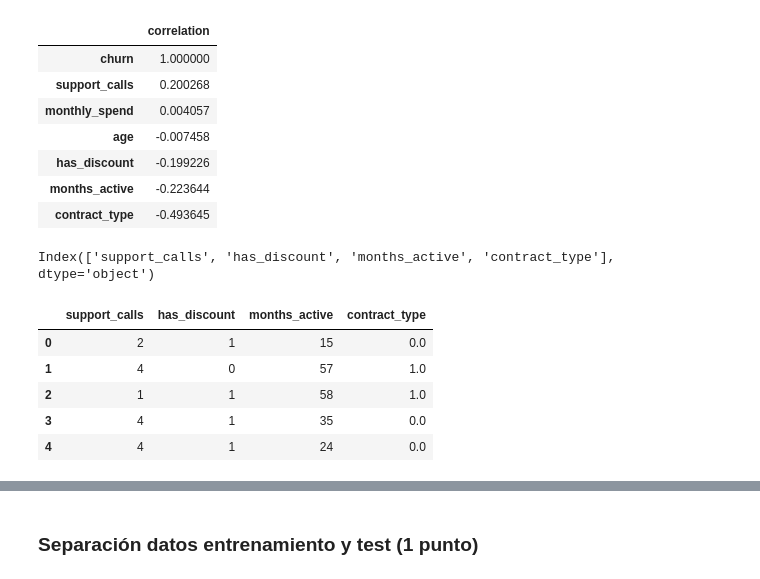
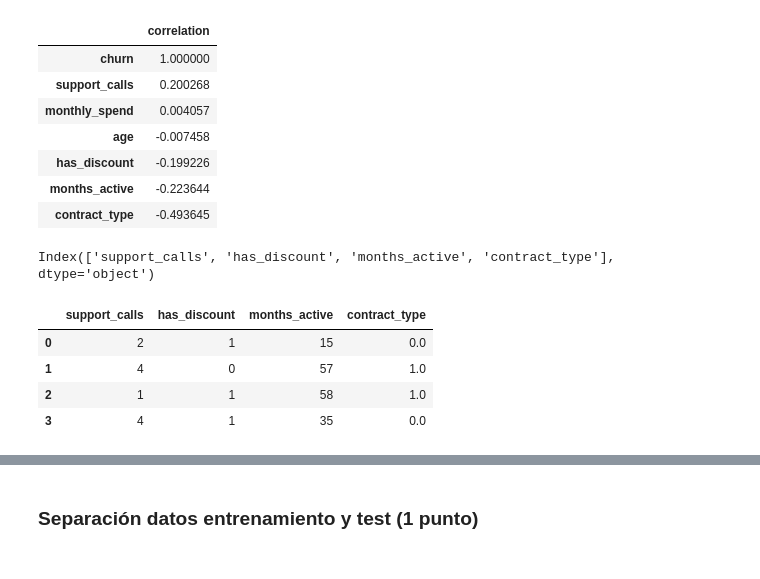
Before and after one commit to BallenaEspartana/Evaluaciones-IA, a Jupyter notebook: JR_LC_E3.ipynb, the cells around one changed output, grey strips where cells are left out. Cells and saved outputs as stored; diff of their text form; code cells hidden in the pictures.

```diff
--- a/JR_LC_E3.ipynb
+++ b/JR_LC_E3.ipynb
@@ -419,20 +419,19 @@ df_correlation.sort_values("correlation", ascending=False)
 # %%
 #Seleccionar las variables independientes
 X = data[churn_correlation.sort_values(ascending=False).index[1:]]
 y = data['churn']
 #Seleccionamos las 4 variables independientes con mayor correlacion
 best = SelectKBest(k=4)
 X_new = best.fit_transform(X, y)
 selected = best.get_support(indices=True)
 print(X.columns[selected])
 #Guardamos los datos en un dataframe llamada X_select
 X_selected = X[X.columns[selected]]
-X_selected.head(5)
+X_selected.head(4)
 # %% [output]
 Index(['support_calls', 'has_discount', 'months_active', 'contract_type'], dtype='object')
 |  | support_calls | has_discount | months_active | contract_type |
 | 0 | 2 | 1 | 15 | 0.0 |
 | 1 | 4 | 0 | 57 | 1.0 |
 | 2 | 1 | 1 | 58 | 1.0 |
 | 3 | 4 | 1 | 35 | 0.0 |
-| 4 | 4 | 1 | 24 | 0.0 |
```
Also changed, not shown: parts of 2 cells of this notebook.
